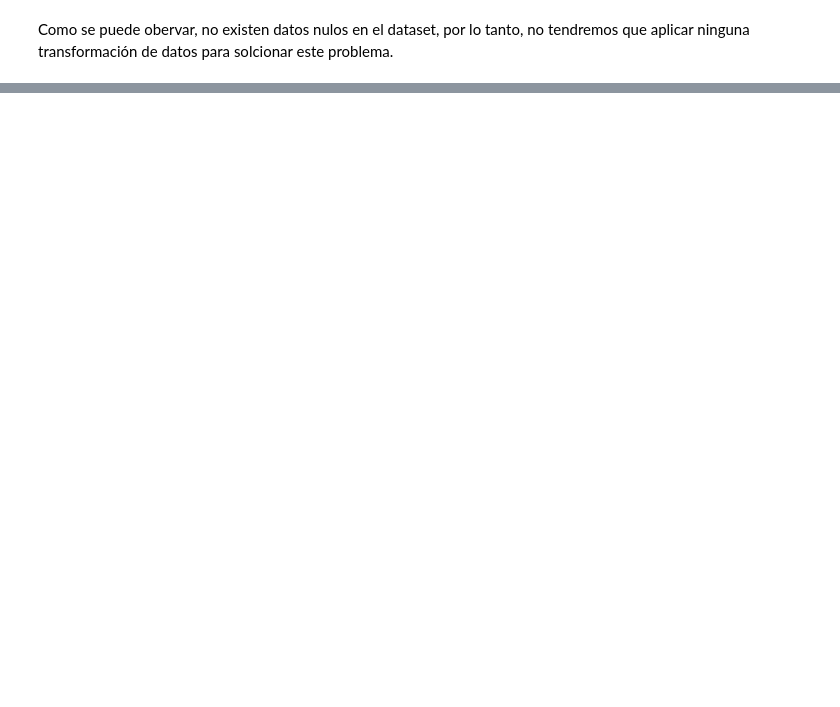
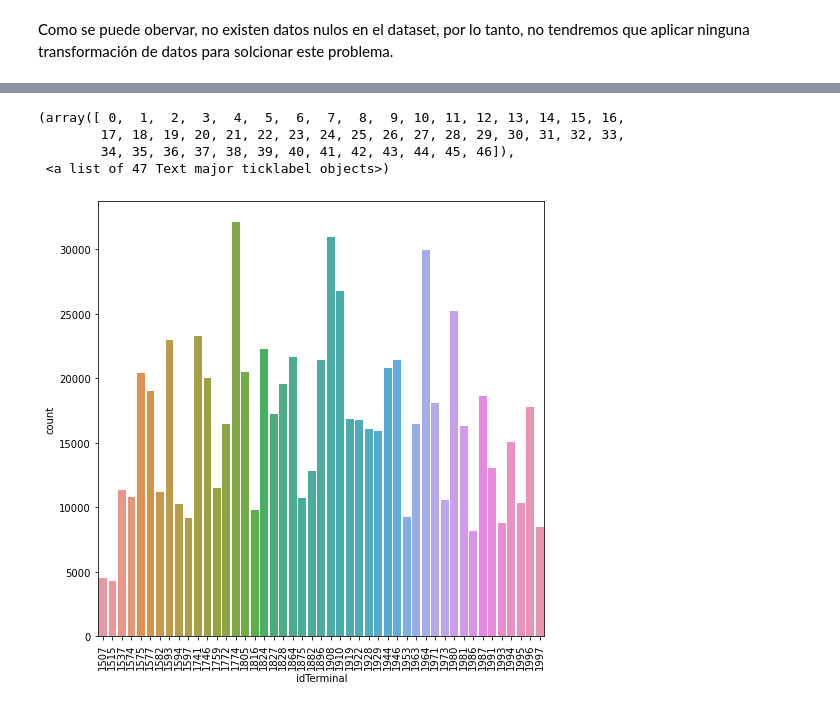
Before and after one commit to jmmendozae/DS_Projects_MM, a Jupyter notebook: Prueba_Porvenir.ipynb, the cells around one changed output, grey strips where cells are left out. Drawn from its saved outputs; the diff is of its cells as text; code cells hidden in the pictures; blank space fills up the shorter version.

```diff
--- a/Prueba_Porvenir.ipynb
+++ b/Prueba_Porvenir.ipynb
@@ -121,0 +150,10 @@ data.tail(50)
+# %%
+plt.figure(figsize=(8,8))
+sns.countplot(x="idTerminal", data=data)
+plt.xticks(rotation=90)
+# %% [output]
+(array([ 0,  1,  2,  3,  4,  5,  6,  7,  8,  9, 10, 11, 12, 13, 14, 15, 16,
+        17, 18, 19, 20, 21, 22, 23, 24, 25, 26, 27, 28, 29, 30, 31, 32, 33,
+        34, 35, 36, 37, 38, 39, 40, 41, 42, 43, 44, 45, 46]),
+ <a list of 47 Text major ticklabel objects>)
+[figure, added]
```
Also changed, not shown: parts of 17 cells of this notebook.
